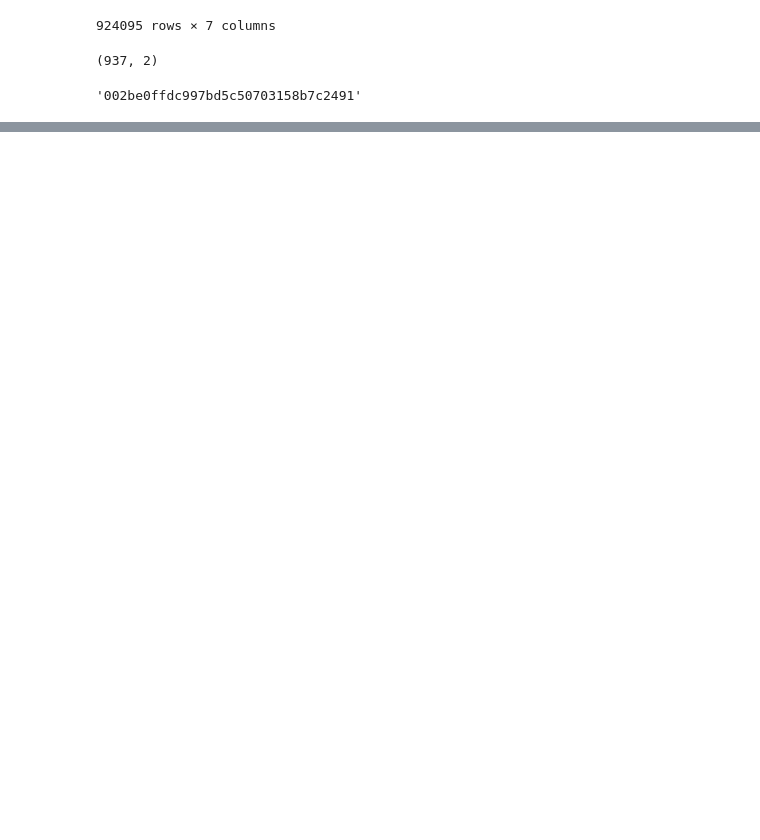
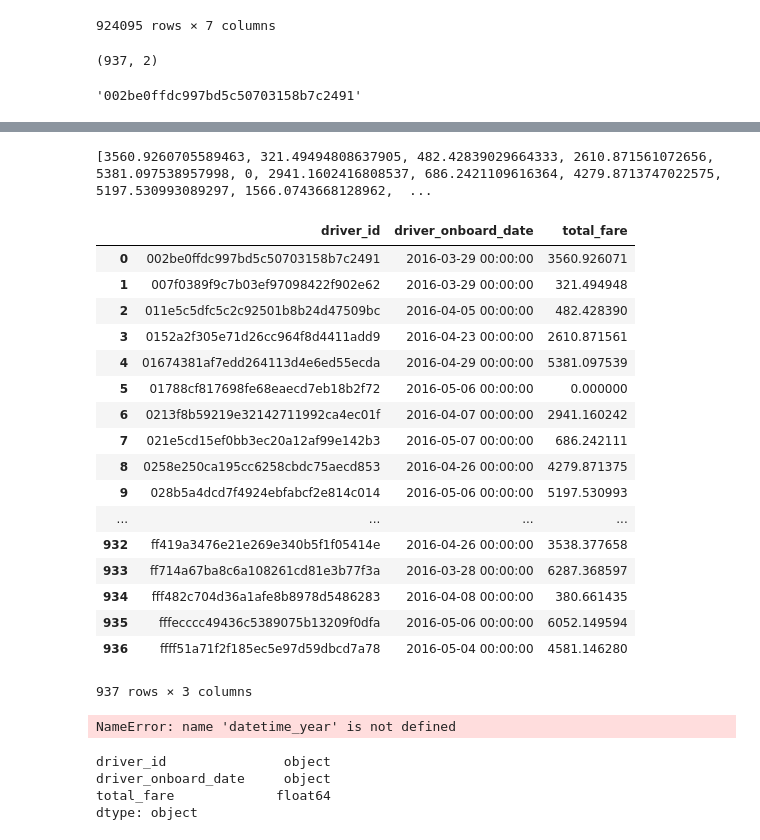
Before and after one commit to nicholasprayogo/lyft_data_challenge, a Jupyter notebook: data-challenge.ipynb, the cells around one changed output, grey strips where cells are left out. Saved outputs shown, nothing was run; the diff lists cells and outputs as text; code cells hidden in the pictures; blank space fills up the shorter version.

```diff
--- a/data-challenge.ipynb
+++ b/data-challenge.ipynb
@@ -78,0 +120,36 @@ def driverValue(driver_id):
+# %%
+def calculateDriverValue(driverID):
+    all_driver_fare = []
+    for row in driverID.iterrows():
+        driver_all_rides = ride_ids[ride_ids['driver_id'] == row[1]['driver_id']]
+        driver_all_fares = 0
+        for row2 in driver_all_rides.iterrows():
+            driver_all_fares = driver_all_fares + row2[1]['fare']
+        all_driver_fare.append(driver_all_fares)
+    driverID['total_fare'] = all_driver_fare
+    return driverID
+# %%
+driver_with_value = calculateDriverValue(driver_ids)
+# %% [output]
+[3560.9260705589463, 321.49494808637905, 482.42839029664333, 2610.871561072656, 5381.097538957998, 0, 2941.1602416808537, 686.2421109616364, 4279.8713747022575, 5197.530993089297, 1566.0743668128962,  ...
+# %%
+driver_with_value
+# %% [output]
+|  | driver_id | driver_onboard_date | total_fare |
+| 0 | 002be0ffdc997bd5c50703158b7c2491 | 2016-03-29 00:00:00 | 3560.926071 |
+| 1 | 007f0389f9c7b03ef97098422f902e62 | 2016-03-29 00:00:00 | 321.494948 |
+| 2 | 011e5c5dfc5c2c92501b8b24d47509bc | 2016-04-05 00:00:00 | 482.428390 |
+| 3 | 0152a2f305e71d26cc964f8d4411add9 | 2016-04-23 00:00:00 | 2610.871561 |
+| 4 | 01674381af7edd264113d4e6ed55ecda | 2016-04-29 00:00:00 | 5381.097539 |
+| 5 | 01788cf817698fe68eaecd7eb18b2f72 | 2016-05-06 00:00:00 | 0.000000 |
+| 6 | 0213f8b59219e32142711992ca4ec01f | 2016-04-07 00:00:00 | 2941.160242 |
+| 7 | 021e5cd15ef0bb3ec20a12af99e142b3 | 2016-05-07 00:00:00 | 686.242111 |
+| 8 | 0258e250ca195cc6258cbdc75aecd853 | 2016-04-26 00:00:00 | 4279.871375 |
+| 9 | 028b5a4dcd7f4924ebfabcf2e814c014 | 2016-05-06 00:00:00 | 5197.530993 |
+| ... | ... | ... | ... |
+| 932 | ff419a3476e21e269e340b5f1f05414e | 2016-04-26 00:00:00 | 3538.377658 |
+| 933 | ff714a67ba8c6a108261cd81e3b77f3a | 2016-03-28 00:00:00 | 6287.368597 |
+| 934 | fff482c704d36a1afe8b8978d5486283 | 2016-04-08 00:00:00 | 380.661435 |
+| 935 | fffecccc49436c5389075b13209f0dfa | 2016-05-06 00:00:00 | 6052.149594 |
+| 936 | ffff51a71f2f185ec5e97d59dbcd7a78 | 2016-05-04 00:00:00 | 4581.146280 |
+937 rows × 3 columns
@@ -78,0 +159,11 @@ def driverValue(driver_id):
+# %%
+year = datetime_year('2019-08-23')
+# %% [output]
+NameError: name 'datetime_year' is not defined
+# %%
+driver_with_value.dtypes
+# %% [output]
+driver_id               object
+driver_onboard_date     object
+total_fare             float64
+dtype: object
```
Also changed, not shown: parts of 5 cells of this notebook.
